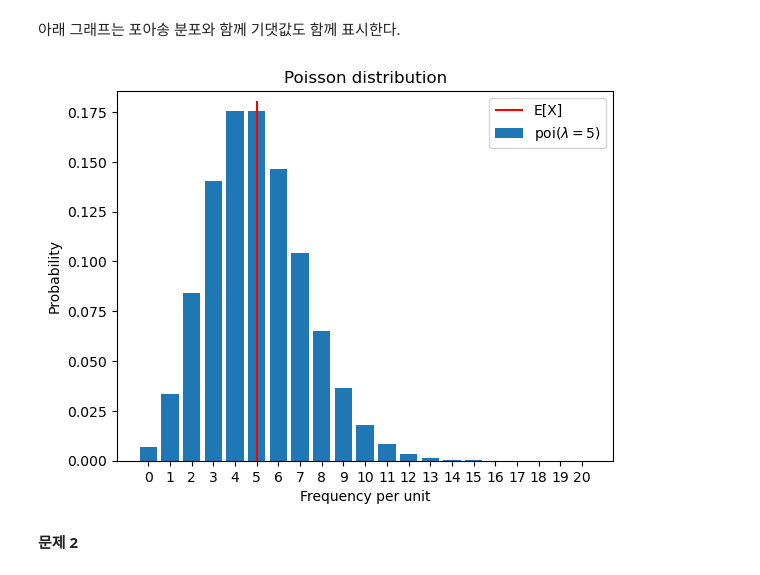
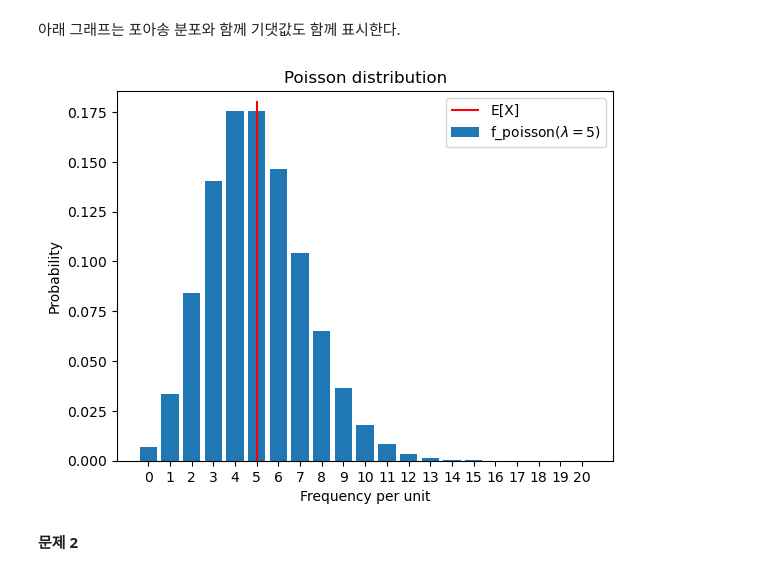
Before and after one commit to codingalzi/DataSci, a Jupyter notebook: practices/practice-expected_values-sol.ipynb, the cells around one changed output. Saved outputs shown, nothing was run; the diff lists cells and outputs as text; code cells hidden in the pictures.

```diff
--- a/practices/practice-expected_values-sol.ipynb
+++ b/practices/practice-expected_values-sol.ipynb
@@ -80,7 +80,7 @@ $$
 # %%
 from scipy.special import factorial
 
-def poi(x, lam):
+def f_poisson(x, lam):
     if x in range(21):
         return np.power(lam, x) * np.exp(-lam) / factorial(x)
     else:
@@ -111,8 +111,8 @@ np.sum([poi(x, 5) for x in range(3, 6)])
 # %% [markdown]
 - 기댓값
 # %%
-mu_poi5 = np.sum([x * poi(x, 5) for x in range(21)])
-print(f"기댓값: {mu_poi5:.2f}")
+mu_poisson5 = np.sum([x * f_poisson(x, 5) for x in range(21)])
+print(f"기댓값: {mu_poisson5:.2f}")
 # %% [output]
 기댓값: 5.00
 # %% [markdown]
@@ -149,26 +149,26 @@ plt.show()
 # %%
 fig = plt.figure()
 ax = fig.add_subplot(111)
 
 xs = np.arange(21)
-ys = np.array([poi(x, 5) for x in xs])
+ys = np.array([f_poisson(x, 5) for x in xs])
 
-ax.bar(xs, ys, label=r'poi($\lambda=5$)')
+ax.bar(xs, ys, label=r'f_poisson($\lambda=5$)')
 ax.set_title('Poisson distribution')
 ax.set_xlabel('Frequency per unit')
 ax.set_ylabel('Probability')
 
-ax.vlines(mu_poi5, 0, max(ys)+0.005, label='E[X]', color='red')
+ax.vlines(mu_poisson5, 0, max(ys)+0.005, label='E[X]', color='red')
 
 ax.set_xticks(np.arange(21))
 ax.set_xticklabels(range(21))
 ax.set_ylim(0, max(ys)+0.01)
 
 ax.legend()
 
 plt.show()
 # %% [output]
-[figure, old version]
+[figure, new version]
 # %% [markdown]
 **문제 2**
 # %% [markdown]
```
Also changed, not shown: parts of 52 cells of this notebook, 1 other file.
